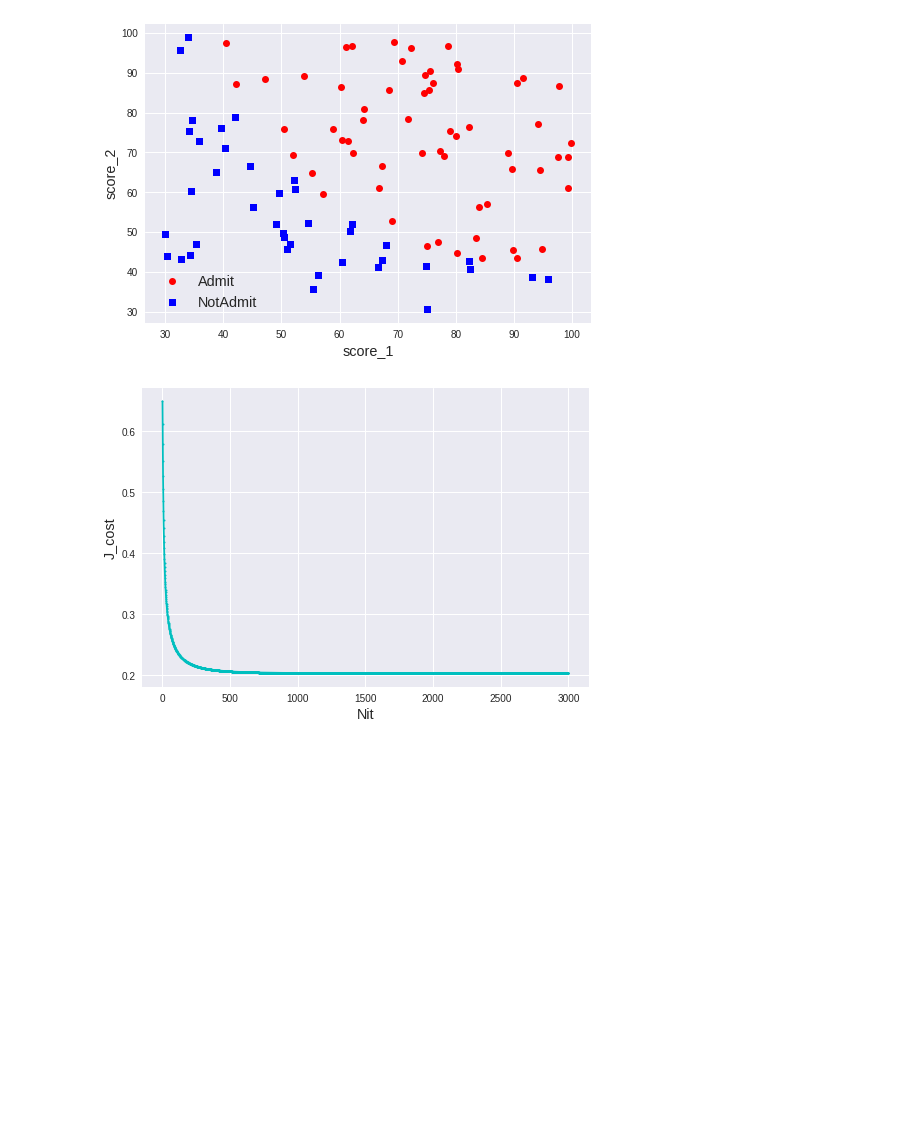
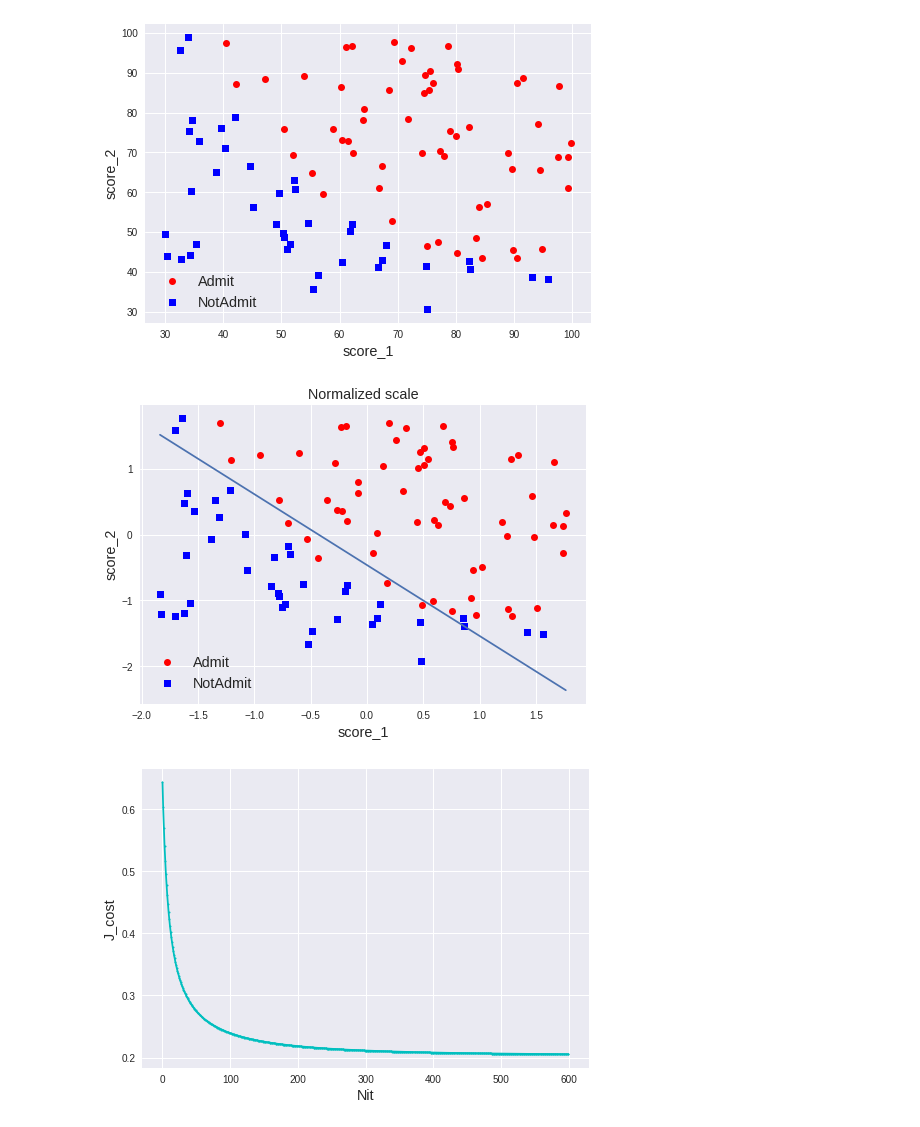
Before and after one commit to saunter999/Machine_learning, a Jupyter notebook: Binary_classification.ipynb, the cells around one changed output. Cells and saved outputs as stored; diff of their text form; code cells hidden in the pictures; blank space fills up the shorter version.

Commit message:
adding Regularization part,decision boundary,info_printout

```diff
--- a/Binary_classification.ipynb
+++ b/Binary_classification.ipynb
@@ -5,18 +5,13 @@ from scipy import *
 from pylab import *
 import pandas as pd
 import numpy as np
+from numpy import linalg as LA
 from copy import deepcopy as dp
 
 def preview(df):
-  #print( type(df.admit_status==1) )
   data=df.values
-  #print(data[:,2]==1,(data[:,2]==1).shape)
-  #print(data[data[:,2]==1,1],data[data[:,2]==1,1].shape)
-  #print(data[data[:,2]==0,1],data[data[:,2]==0,1].shape)
   admits=data[data[:,2]==1,:2]
   notadmits=data[data[:,2]==0,:2]
-  #print(notadmits)
-  #print(admits)
   plot(admits[:,0],admits[:,1],'ro',label='Admit')
   plot(notadmits[:,0],notadmits[:,1],'bs',label='NotAdmit')
   legend(loc=0,fontsize='large')
@@ -26,7 +21,8 @@ def preview(df):
 
 
 class LogRegress:
-  def __init__(self,X:np.ndarray,Y:np.ndarray,Nit:int,tol:float,alpha=0.3,C:float=0.0,nfflag:bool=True):
+  def __init__(self,X:np.ndarray,Y:np.ndarray,Nit:int,\
+               tol:float,alpha=0.3,C:float=0.0,nfflag:bool=True):
     """
     X is the training data with shape(nsample,nfeatures); Y is the corresponding
     label with shape(nsample,1).
@@ -37,6 +33,14 @@ class LogRegress:
     nfflag: flag for normalizing features
     """
     self.X, self.Nit, self.tol, self.alpha, self.C, self.nfflag = dp(X),dp(Nit),dp(tol),dp(alpha),dp(C),dp(nfflag)
+    print("~~~~~~~~~~~hyperparameters info~~~~~~~~~~~~")
+    print("Maximum_iter=",self.Nit)
+    print("tolerance=",self.tol)
+    print("learning rate=",self.alpha)
+    print("regularization parameter=",self.C)
+    print("Flag for normalizing features:",self.nfflag)
+    print("~~~~~~~~~~~~~~~~~~~~~~~~~~~~~~~~~~~~~~~~~~~")
+
     if nfflag: self.Normalfeature()
     if Y.ndim==1:
        Yn=zeros((self.X.shape[0],1))
@@ -47,6 +51,7 @@ class LogRegress:
     bias=ones((self.nsample,1))
     self.Xb=np.concatenate( (bias,self.X),axis=1)
     self.theta=zeros( (self.nfeature+1,1) )
+    self.grad=zeros( (self.nfeature+1,1) )
     self.cost=[]
 
   def training(self,costflag=True):
@@ -54,9 +59,15 @@ class LogRegress:
         linarg=np.dot(self.Xb,self.theta)
         h=array([self.logisticfunc(z) for z in linarg])
         #print(h.shape,self.Y.shape,self.Xb.shape)
-        self.theta-=self.alpha/self.nsample*np.dot( self.Xb.transpose(),h-self.Y )
-     #   print(i,"Gradient=",1.0/self.nsample*np.dot( self.Xb.transpose(),h-self.Y ))
-
+        grad_des=zeros( (self.nfeature+1,1) )
+        self.grad=1.0/self.nsample*np.dot( self.Xb.transpose(),h-self.Y )
+        grad_des[0]=self.grad[0]
+        grad_des[1:]=self.alpha*( self.grad[1:]+self.C/self.nsample*self.theta[1:]) ##Adding regularized part to gradient descent
+        if LA.norm(grad_des)**0.5<self.tol:
+           print("Meeting tolerance criteria with tol:",self.tol,"breaking out with iterations=",i)
+           break
+        self.theta -= grad_des
+        #self.theta-=self.alpha/self.nsample*np.dot( self.Xb.transpose(),h-self.Y )
         if costflag==True:
            i_cost=np.asscalar( self.costfunction(self.theta) )
           # print(i,'cost=',i_cost,type(i_cost))
@@ -64,6 +75,7 @@ class LogRegress:
     #print(len(self.cost))
 
   def Normalfeature(self):
+    print("Performing feature normalizing~~~~~~~~")
     nf=self.X.shape[1]
     self.mu=zeros(nf)
     self.std=zeros(nf)
@@ -76,7 +88,10 @@ class LogRegress:
   def costfunction(self,param):
      linarg=np.dot(self.Xb,param)
      h=array([self.logisticfunc(z) for z in linarg])
-     cost=1.0/self.nsample*( -np.dot(self.Y.transpose(),log(h) )-np.dot(1.0-self.Y.transpose(),log(1.0-h)) )
+     cost=1.0/self.nsample*( -np.dot(self.Y.transpose(),log(h) ) \
+                            -np.dot(1.0-self.Y.transpose(),log(1.0-h)) )\
+                           +self.C/(2*self.nsample)*(LA.norm(self.theta)-self.theta[0]**2) ##Adding regularized part to cost function
+
      return cost
 
 
@@ -90,7 +105,6 @@ class LogRegress:
     xn=xn.astype(float)  ##this line is necessary,which is somehow strange
     if self.nfflag:
         nf=xn.shape[1]
-        #print(self.mu,self.std)
         for i in range(nf):
            xn[:,i]=(xn[:,i]-self.mu[i])/self.std[i]
    # print(  param[0]+np.dot(xn,param[1:])  )
@@ -115,23 +129,45 @@ class LogRegress:
 
 
   def logisticfunc(self,z):
-   # print(z,1.0/(1.0+exp(-z)))
     return 1.0/(1.0+exp(-z))
+
+  def Decisionboundary(self,param):
+      admits=self.X[(self.Y==1)[:,0] ]
+      notadmits=self.X[(self.Y==0)[:,0] ]
+      title("Normalized scale",fontsize='large')
+      plot(admits[:,0],admits[:,1],'ro',label='Admit')
+      plot(notadmits[:,0],notadmits[:,1],'bs',label='NotAdmit')
+      legend(loc=0,fontsize='large')
+      xlabel('score_1',size='large')
+      ylabel('score_2',size='large')
+      ##plot decision boundary
+      x1min,x1max=min(self.X[:,0]),max(self.X[:,0])
+      bdy_x=[x1min,(x1min+x1max)/2.0,x1max]
+      bdy_y=[-(param[0]+param[1]*x)/param[2] for x in bdy_x]
+      plot(bdy_x,bdy_y)
+    #  print(x1min,x1max)
+
+
 
 if __name__=="__main__":
     url='https://raw.githubusercontent.com/saunter999/datasets/master/score_admit.csv'
     df=pd.read_csv(url,header=None,names=['score1','score2','admit_status'])
     figure(1)
     preview(df)
-    X,Y,Nit,tol=df.values[:,:-1],df.values[:,-1],3000,0.01
-    mylogReg=LogRegress(X,Y,Nit,tol)
+
+    X,Y,Nit,tol=df.values[:,:-1],df.values[:,-1],600,0.01
+    mylogReg=LogRegress(X,Y,Nit,tol,C=0.01)
     mylogReg.training()
+
     figure(2)
-    plot(range(Nit),mylogReg.cost,'co-',markersize=2)
+    mylogReg.Decisionboundary(mylogReg.theta)
+
+    figure(3)
+    plot(range(len(mylogReg.cost)),mylogReg.cost,'co-',markersize=2)
     xlabel("Nit",size='large')
     ylabel("J_cost",size='large')
     print("Trained Theta=",mylogReg.theta)
-    print ( "probability for score(45,85)=",mylogReg.predict_prob( mylogReg.theta,  array([[45,85]]) ) )
+    print ( "Prediction value for score(45,85)=",mylogReg.predict_prob( mylogReg.theta,array([[45,85]]) ) )
     #Accuracy for correct prediction on the whole training set
     score=mylogReg.score(X,Y,mylogReg.theta)
     print("Accuracy aka.correct prediction on the whole training set:",score)
@@ -144,3 +188,4 @@ probability for score(45,85)= [[0.77583908]]
 Accuracy aka.correct prediction on the whole training set: 0.89
 [figure]
-[figure, old version]
+[figure, new version]
+[figure, added]
```
Also changed, not shown: parts of 1 cell of this notebook.
